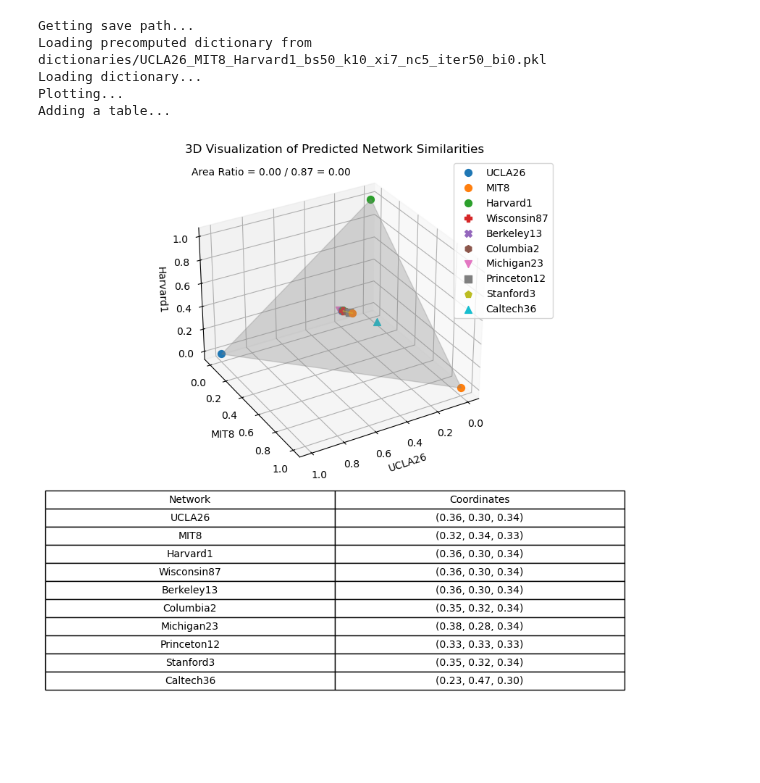
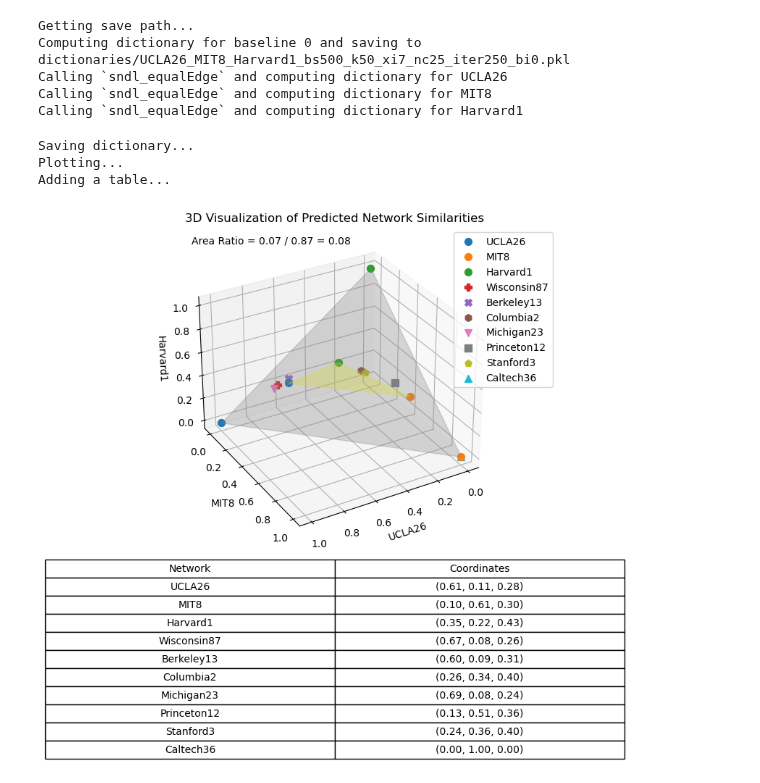
Before and after one commit to Yee-Millennium/REU2024_code, a Jupyter notebook: Multiclass_Dictionary_Plot.ipynb, the cells around one changed output. Drawn from its saved outputs; the diff is of its cells as text; code cells hidden in the pictures; blank space fills up the shorter version.

```diff
--- a/Multiclass_Dictionary_Plot.ipynb
+++ b/Multiclass_Dictionary_Plot.ipynb
@@ -62,7 +62,7 @@ def compute_latent_motifs_and_dictionary(ntwk_list, base_sample_size, k, xi, n_c
             graph_list.append(G)
             print(f"Calling `sndl_equalEdge` and computing dictionary for {ntwk}")
         with suppress_output():
-            W, beta, H = sndl_equalEdge(graph_list, base_sample_size=base_sample_size, k=k, xi=xi, n_components=n_components, iter=iterations, skip_folded_hom=False)
+            W, beta, H = sndl_equalEdge(graph_list, base_sample_size=base_sample_size, k=k, xi=xi, n_components=n_components, iter=iterations, skip_folded_hom=True)
 
         save_dictionary(W, beta, H, filepath)
 
@@ -197,11 +197,14 @@ Adding a table...
 # %%
 # Example usage
 ntwk_list = ['UCLA26', 'MIT8', 'Harvard1', 'Wisconsin87', 'Berkeley13', 'Columbia2', 'Michigan23', 'Princeton12', 'Stanford3', 'Caltech36']
-plot_3d_prediction(ntwk_list, base_sample_size=50, k=10, n_components=5, iterations=50, baseline_i=0)
+plot_3d_prediction(ntwk_list, base_sample_size=500, k=50, n_components=25, iterations=250, baseline_i=0)
 # %% [output]
 Getting save path...
-Loading precomputed dictionary from dictionaries/UCLA26_MIT8_Harvard1_bs50_k10_xi7_nc5_iter50_bi0.pkl
-Loading dictionary...
-Plotting...
-Adding a table...
+Computing dictionary for baseline 0 and saving to dictionaries/UCLA26_MIT8_Harvard1_bs500_k50_xi7_nc25_iter250_bi0.pkl
+Calling `sndl_equalEdge` and computing dictionary for UCLA26
+Calling `sndl_equalEdge` and computing dictionary for MIT8
+Calling `sndl_equalEdge` and computing dictionary for Harvard1
+Saving dictionary...
+Plotting...
+Adding a table...
-[figure, old version]
+[figure, new version]
```
Also changed, not shown: parts of 2 cells of this notebook, 18 other files.
